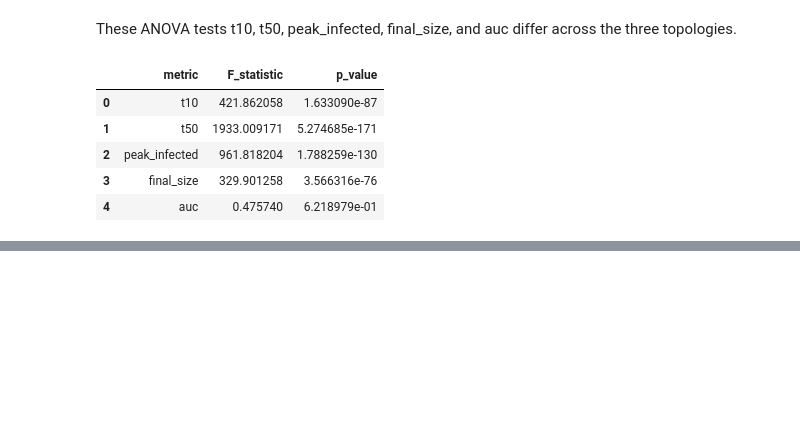
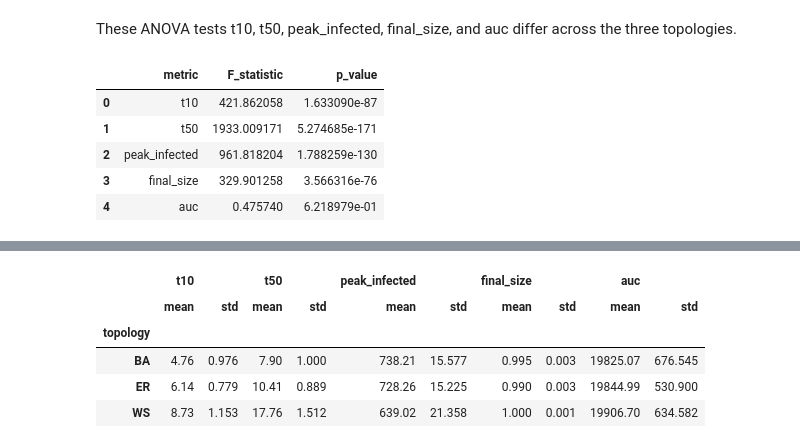
Before and after one commit to ishn29/misinformation-topology-research, a Jupyter notebook: notebooks/baseline_analysis.ipynb, the cells around one changed output, grey strips where cells are left out. Drawn from its saved outputs; the diff is of its cells as text; code cells hidden in the pictures; blank space fills up the shorter version.

```diff
--- a/notebooks/baseline_analysis.ipynb
+++ b/notebooks/baseline_analysis.ipynb
@@ -330,0 +362,18 @@ anova_table
+# %%
+# Human-readable, rounded descriptive table for the manuscript
+metric_labels = {
+    "t10": "Time to 10% infection",
+    "t50": "Time to 50% infection",
+    "peak_infected": "Peak active spreaders",
+    "final_size": "Final outbreak size",
+    "auc": "Cumulative exposure (AUC)",
+}
+rounded_summary = results.groupby("topology")[list(metric_labels)].agg(["mean", "std"]).round(3)
+rounded_summary
+# %% [output]
+|  | t10 |  | t50 |  | peak_infected |  | final_size |  | auc |  |
+|  | mean | std | mean | std | mean | std | mean | std | mean | std |
+| topology |  |  |  |  |  |  |  |  |  |  |
+| BA | 4.76 | 0.976 | 7.90 | 1.000 | 738.21 | 15.577 | 0.995 | 0.003 | 19825.07 | 676.545 |
+| ER | 6.14 | 0.779 | 10.41 | 0.889 | 728.26 | 15.225 | 0.990 | 0.003 | 19844.99 | 530.900 |
+| WS | 8.73 | 1.153 | 17.76 | 1.512 | 639.02 | 21.358 | 1.000 | 0.001 | 19906.70 | 634.582 |
```
Also changed, not shown: parts of 5 cells of this notebook, 8 other files.
